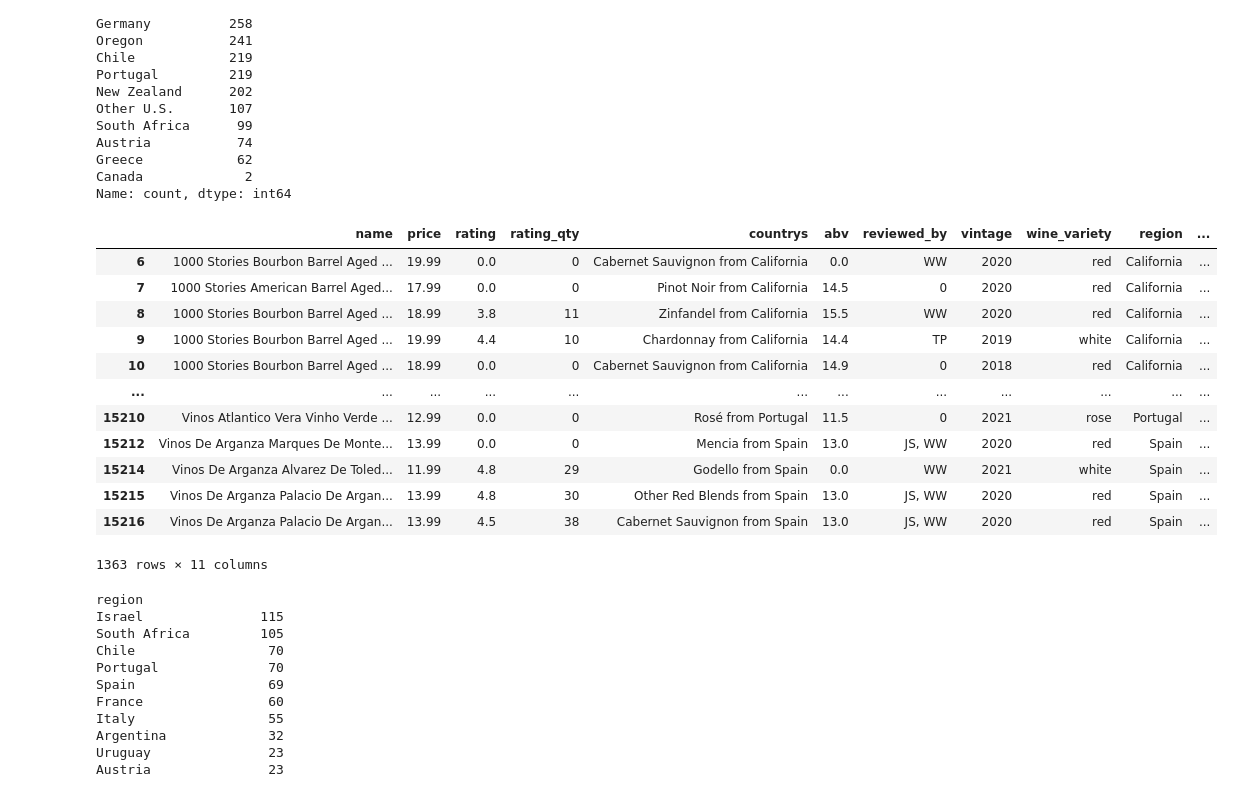
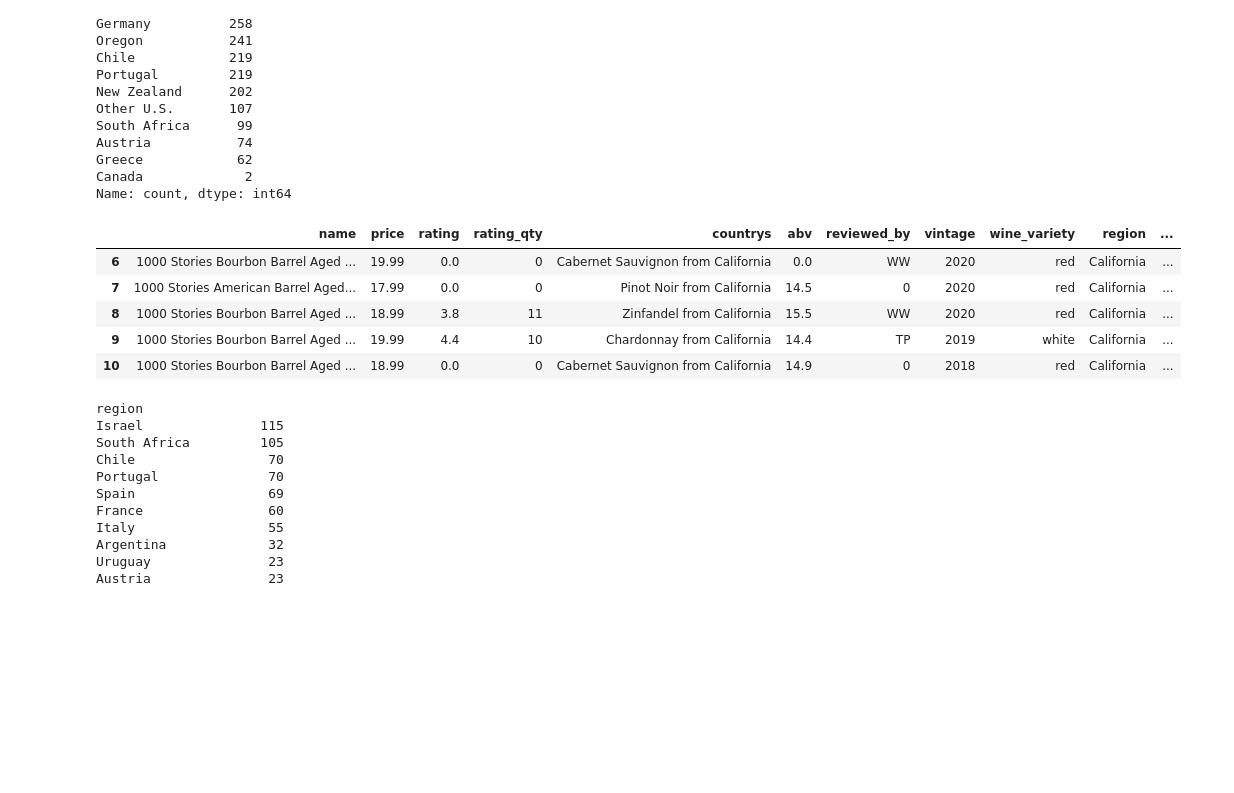
Before and after one commit to acdaniel864/capstone, a Jupyter notebook: code/01_data_cleaning.ipynb, the cells around one changed output. Drawn from its saved outputs; the diff is of its cells as text; code cells hidden in the pictures; blank space fills up the shorter version.

```diff
--- a/code/01_data_cleaning.ipynb
+++ b/code/01_data_cleaning.ipynb
@@ -224,21 +211,14 @@ Canada             2
 Name: count, dtype: int64
 # %%
 # investigate the unknowns
-df_wine_com[df_wine_com['country'] == 'unknown']
+df_wine_com[df_wine_com['country'] == 'unknown'].head()
 # %% [output]
 |  | name | price | rating | rating_qty | countrys | abv | reviewed_by | vintage | wine_variety | region | ... |
 | 6 | 1000 Stories Bourbon Barrel Aged ... | 19.99 | 0.0 | 0 | Cabernet Sauvignon from California | 0.0 | WW | 2020 | red | California | ... |
 | 7 | 1000 Stories American Barrel Aged... | 17.99 | 0.0 | 0 | Pinot Noir from California | 14.5 | 0 | 2020 | red | California | ... |
 | 8 | 1000 Stories Bourbon Barrel Aged ... | 18.99 | 3.8 | 11 | Zinfandel from California | 15.5 | WW | 2020 | red | California | ... |
 | 9 | 1000 Stories Bourbon Barrel Aged ... | 19.99 | 4.4 | 10 | Chardonnay from California | 14.4 | TP | 2019 | white | California | ... |
 | 10 | 1000 Stories Bourbon Barrel Aged ... | 18.99 | 0.0 | 0 | Cabernet Sauvignon from California | 14.9 | 0 | 2018 | red | California | ... |
-| ... | ... | ... | ... | ... | ... | ... | ... | ... | ... | ... | ... |
-| 15210 | Vinos Atlantico Vera Vinho Verde ... | 12.99 | 0.0 | 0 | Rosé from Portugal | 11.5 | 0 | 2021 | rose | Portugal | ... |
-| 15212 | Vinos De Arganza Marques De Monte... | 13.99 | 0.0 | 0 | Mencia from Spain | 13.0 | JS, WW | 2020 | red | Spain | ... |
-| 15214 | Vinos De Arganza Alvarez De Toled... | 11.99 | 4.8 | 29 | Godello from Spain | 0.0 | WW | 2021 | white | Spain | ... |
-| 15215 | Vinos De Arganza Palacio De Argan... | 13.99 | 4.8 | 30 | Other Red Blends from Spain | 13.0 | JS, WW | 2020 | red | Spain | ... |
-| 15216 | Vinos De Arganza Palacio De Argan... | 13.99 | 4.5 | 38 | Cabernet Sauvignon from Spain | 13.0 | JS, WW | 2020 | red | Spain | ... |
-1363 rows × 11 columns
 # %%
 us_states = (
     'Alabama', 'Alaska', 'Arizona', 'Arkansas', 'California', 'Colorado', 'Connecticut', 'Delaware',
```
Also changed, not shown: parts of 23 cells of this notebook, 12 other files.
